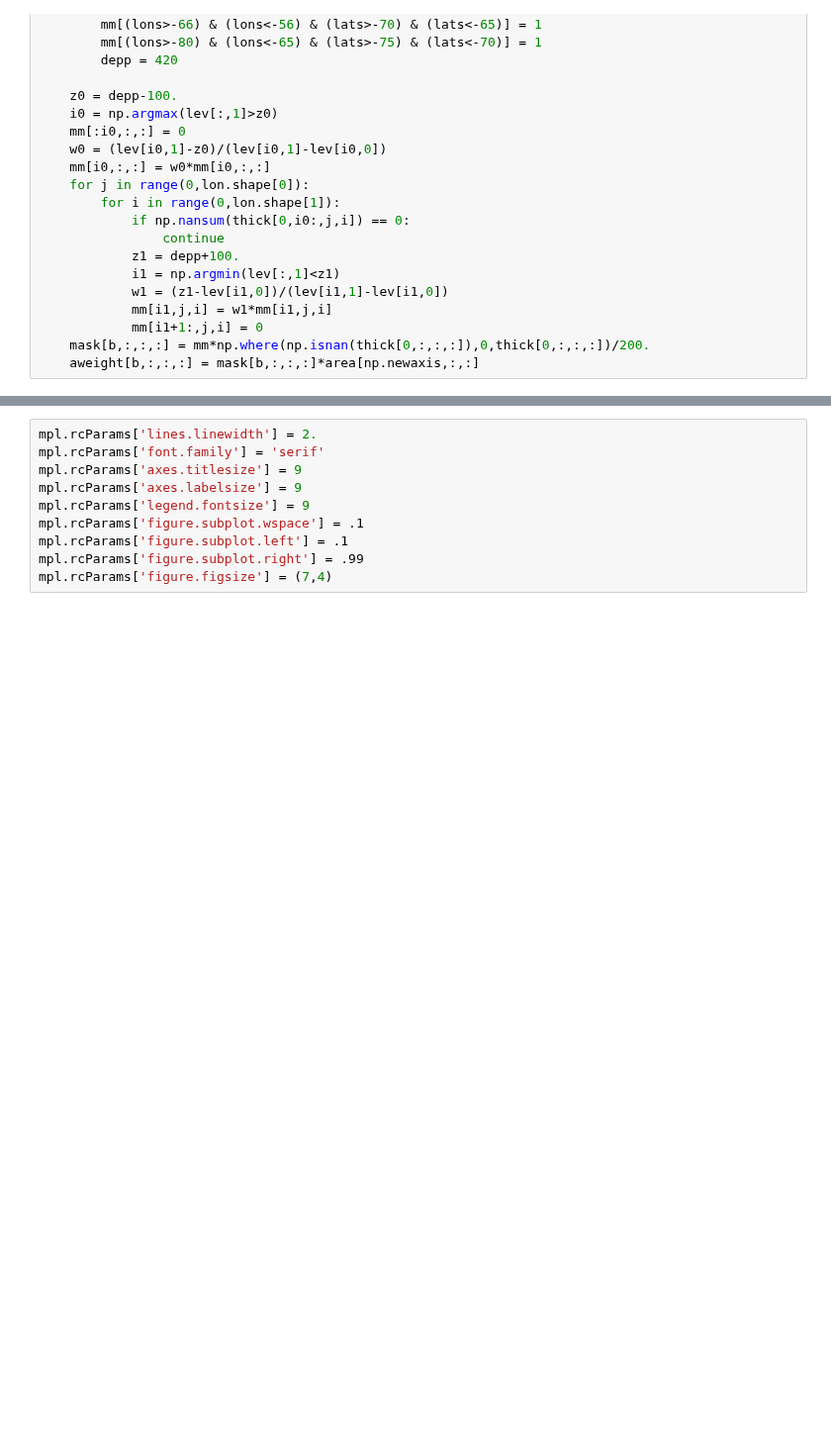
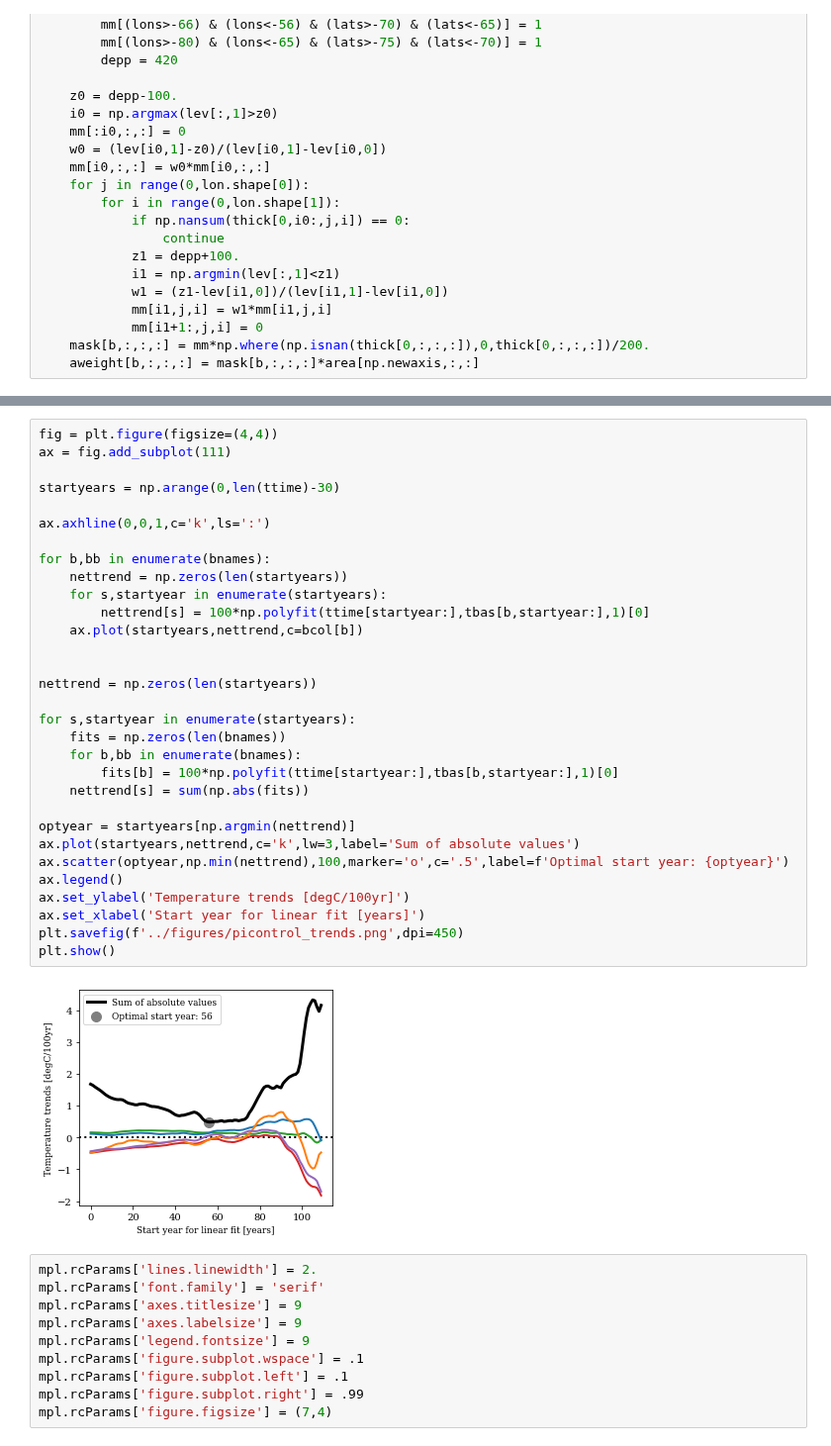
Before and after one commit to erwinlambert/feedback, a Jupyter notebook: notebooks/Draftplot_temperature.ipynb, the cells around one changed output, grey strips where cells are left out. Shown at 99% size. Cells and saved outputs as stored; diff of their text form; blank space fills up the shorter version.

Commit message:
quantify picontrol trends

```diff
--- a/notebooks/Draftplot_temperature.ipynb
+++ b/notebooks/Draftplot_temperature.ipynb
@@ -133,3 +133,36 @@ for f,fname in enumerate(fnames):
+# %%
+fig = plt.figure(figsize=(4,4))
+ax = fig.add_subplot(111)
+
+startyears = np.arange(0,len(ttime)-30)
+
+ax.axhline(0,0,1,c='k',ls=':')
+
+for b,bb in enumerate(bnames):
+    nettrend = np.zeros(len(startyears))
+    for s,startyear in enumerate(startyears):
+        nettrend[s] = 100*np.polyfit(ttime[startyear:],tbas[b,startyear:],1)[0]
+    ax.plot(startyears,nettrend,c=bcol[b])
+
+
+nettrend = np.zeros(len(startyears))
+
+for s,startyear in enumerate(startyears):
+    fits = np.zeros(len(bnames))
+    for b,bb in enumerate(bnames):
+        fits[b] = 100*np.polyfit(ttime[startyear:],tbas[b,startyear:],1)[0]
+    nettrend[s] = sum(np.abs(fits))
+
+optyear = startyears[np.argmin(nettrend)]
+ax.plot(startyears,nettrend,c='k',lw=3,label='Sum of absolute values')
+ax.scatter(optyear,np.min(nettrend),100,marker='o',c='.5',label=f'Optimal start year: {optyear}')
+ax.legend()
+ax.set_ylabel('Temperature trends [degC/100yr]')
+ax.set_xlabel('Start year for linear fit [years]')
+plt.savefig(f'../figures/picontrol_trends.png',dpi=450)
+plt.show()
+# %% [output]
+[figure, added]
 # %%
 mpl.rcParams['lines.linewidth'] = 2.
 mpl.rcParams['font.family'] = 'serif'
```
Also changed, not shown: parts of 2 cells of this notebook, 2 other files.
